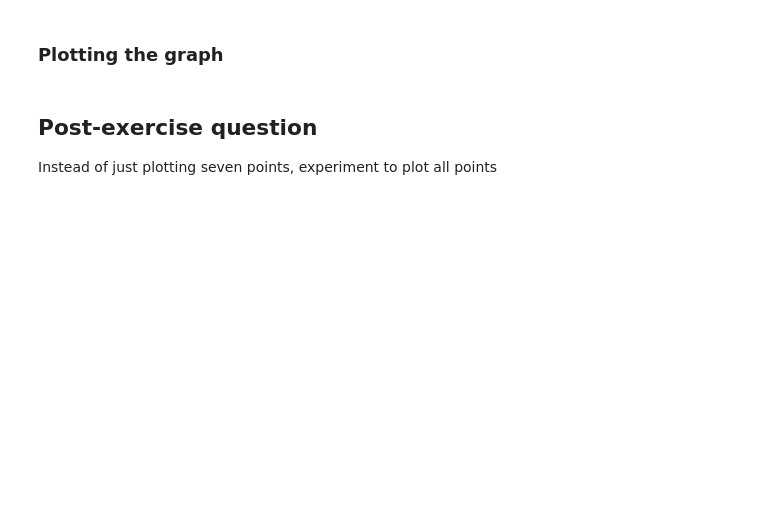
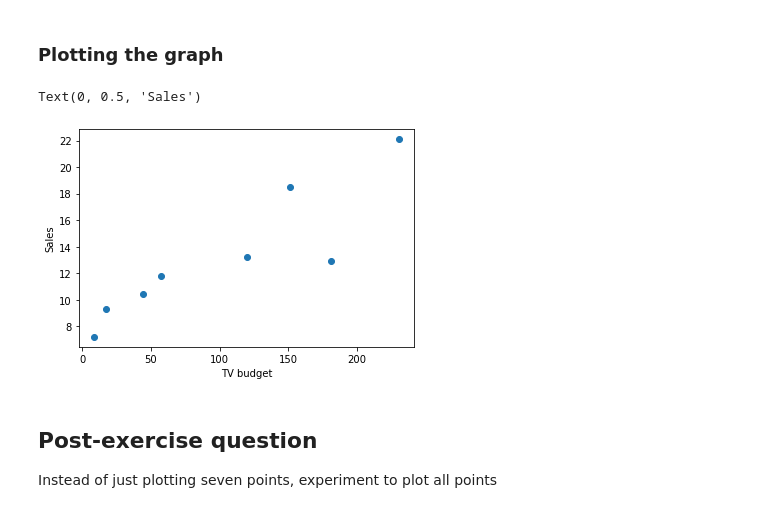
Before and after one commit to Harvard-IACS/2020-CS109A, a Jupyter notebook: content/lectures/lecture05/notebook/s1-ex1a-challenge.ipynb, the cells around one changed output. Drawn from its saved outputs; the diff is of its cells as text; code cells hidden in the pictures; blank space fills up the shorter version.

```diff
--- a/content/lectures/lecture05/notebook/s1-ex1a-challenge.ipynb
+++ b/content/lectures/lecture05/notebook/s1-ex1a-challenge.ipynb
@@ -38,7 +42,7 @@ Note: This exercise is **auto-graded and you can try multiple attempts.**
 data_filename = 'Advertising.csv'
 
 # Read advertising.csv file using the pandas library
-df = pd.read_csv(___)
+df = pd.read_csv(data_filename).loc[:7, ['TV', 'Sales']]
 # %%
 # Print your new dataframe to see if you have selected 7 rows correctly
 
@@ -47,11 +61,14 @@ print(___)
 ### Plotting the graph
 # %%
 # Use a scatter plot for TV vs Sales
-plt.___
+plt.scatter(df['TV'], df['Sales'])
 
 # Add axis labels for clarity (x : TV budget, y : Sales)
-plt.___
-plt.___
+plt.xlabel('TV budget')
+plt.ylabel('Sales')
+# %% [output]
+Text(0, 0.5, 'Sales')
+[figure, added]
 # %% [markdown]
 ## Post-exercise question
 
```
Also changed, not shown: parts of 3 cells of this notebook, 1 other file.
